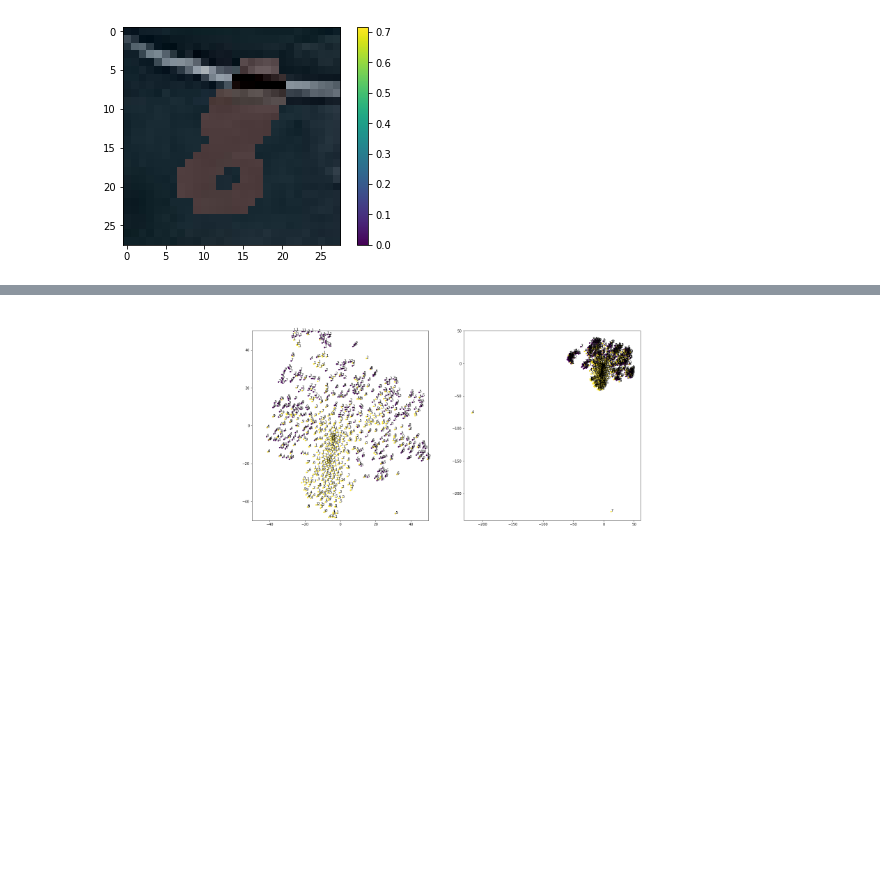
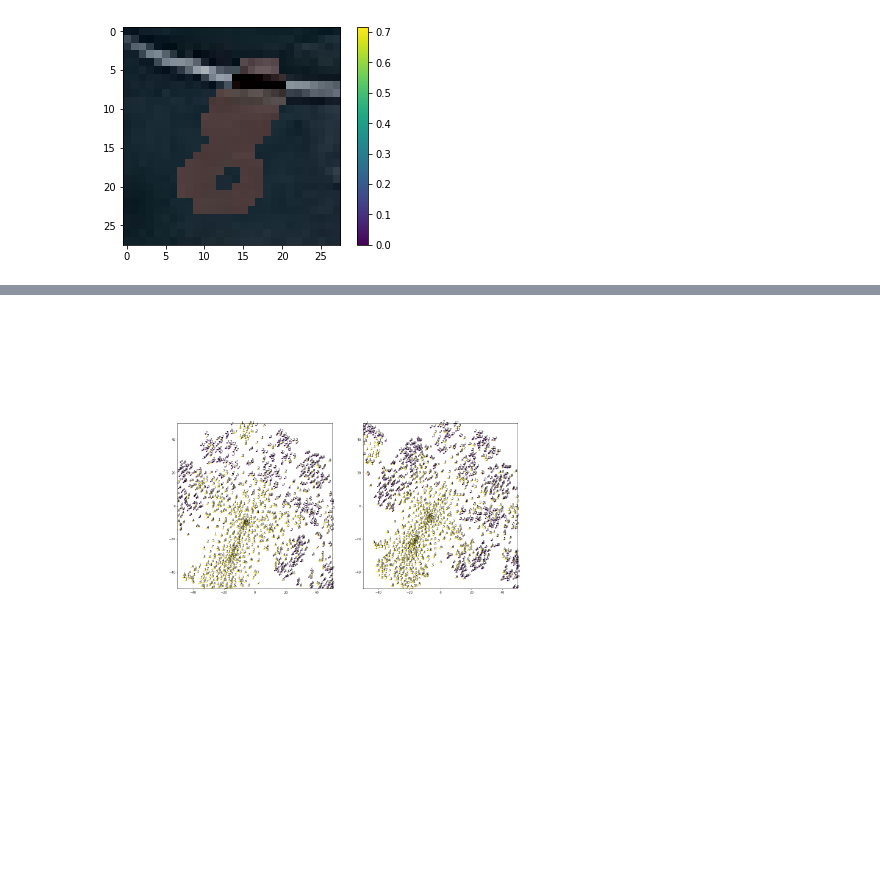
Before and after one commit to jaehwi0823/DANN, a Jupyter notebook: MNIST_DANN_TF2.ipynb, the cells around one changed output, grey strips where cells are left out. Saved outputs shown, nothing was run; the diff lists cells and outputs as text; code cells hidden in the pictures.

```diff
--- a/MNIST_DANN_TF2.ipynb
+++ b/MNIST_DANN_TF2.ipynb
@@ -384,6 +194,6 @@ def train_dann(images, labels, origins):
 # %%
-for _ in range(3):
+for _ in range(5):
     for train_b, label_b, origin_b in train_ds:
-        train_dann(train_b, label_b, origin_b)
+        dann.train_dann(train_b, label_b, origin_b)
     dann.class_model.evaluate(test, y_test)
 # %% [output]
@@ -393,9 +205,3 @@ for _ in range(3):
-# %%
-# train dann
-for _ in range(3):
-    for train_b, label_b, origin_b in train_ds:
-        dann.train_dann(train_b, label_b, origin_b)
-    dann.class_model.evaluate(test, y_test)
 # %%
 dann.class_model(test2[:1].astype(np.float32)).numpy()
 # %% [output]
@@ -437,7 +243,7 @@ x_able = tf.boolean_mask(train, mask)
 y_able = tf.boolean_mask(labels, mask)
 # %%
 # train nn
-for _ in range(3):
+for _ in range(5):
     history = nn.train_asis(x_able, y_able)
     nn.class_model.evaluate(test, y_test)
 # %% [output]
@@ -450,13 +260,13 @@ for _ in range(3):
 # %%
 # Create a mixed dataset for TSNE visualization
-num_test = 500
+num_test = 1000
 combined_test_imgs = np.vstack([mnist_test[:num_test], mnistm_test[:num_test]])
 combined_test_imgs = (combined_test_imgs - pixel_mean) / 255.
-combined_test_imgs.shape
+
 y_test2 = y_test.reshape(-1,1)
 combined_test_labels = np.vstack([y_test2[:num_test], y_test2[:num_test]])
 combined_test_domain = np.vstack([np.tile([1., 0.], [num_test, 1]),
-        np.tile([0., 1.], [num_test, 1])])
+                                  np.tile([0., 1.], [num_test, 1])])
 # %%
 dann_emb = dann.feature_model(combined_test_imgs.astype('float32'))
 tsne_d = TSNE(perplexity=30, n_components=2, init='pca', n_iter=3000)
@@ -474,15 +284,17 @@ y2 = nn_tsne[:,1]
 # %%
 fig = plt.figure(figsize=(20,10))
 ax1 = fig.add_subplot(1,2,1)
 ax1.scatter(z, y, c=combined_test_domain.argmax(1), s=10)
 for i, txt in enumerate(n):
     ax1.annotate(txt, (z[i], y[i]))
 ax1.set_xlim(-50,50)
 ax1.set_ylim(-50,50)
 
 ax2 = fig.add_subplot(1,2,2)
+ax2.set_xlim(-50,50)
+ax2.set_ylim(-50,50)
 ax2.scatter(z2, y2, c=combined_test_domain.argmax(1), s=10)
 for i, txt in enumerate(n):
     ax2.annotate(txt, (z2[i], y2[i]))
 # %% [output]
-[figure, old version]
+[figure, new version]
```
Also changed, not shown: parts of 17 cells of this notebook.
